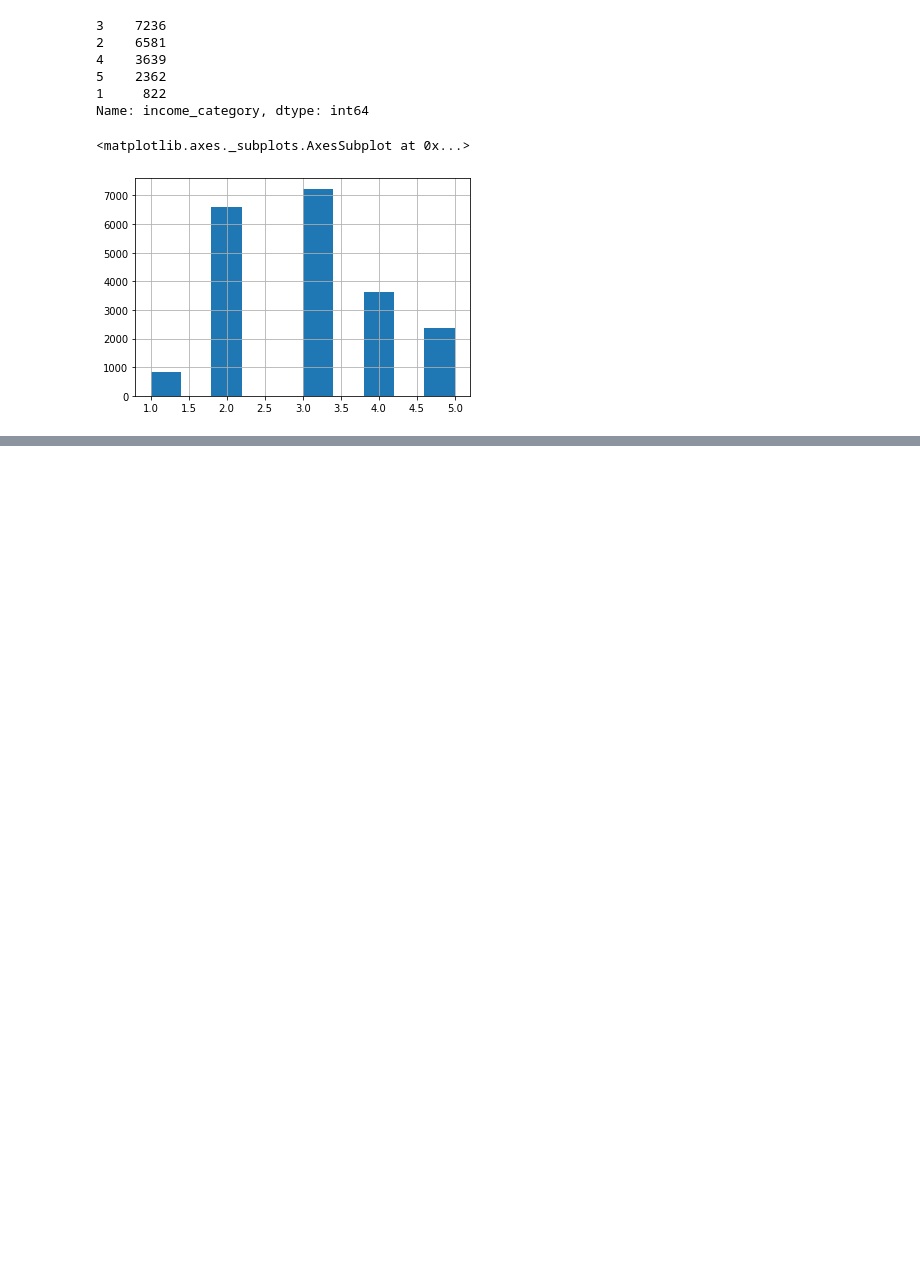
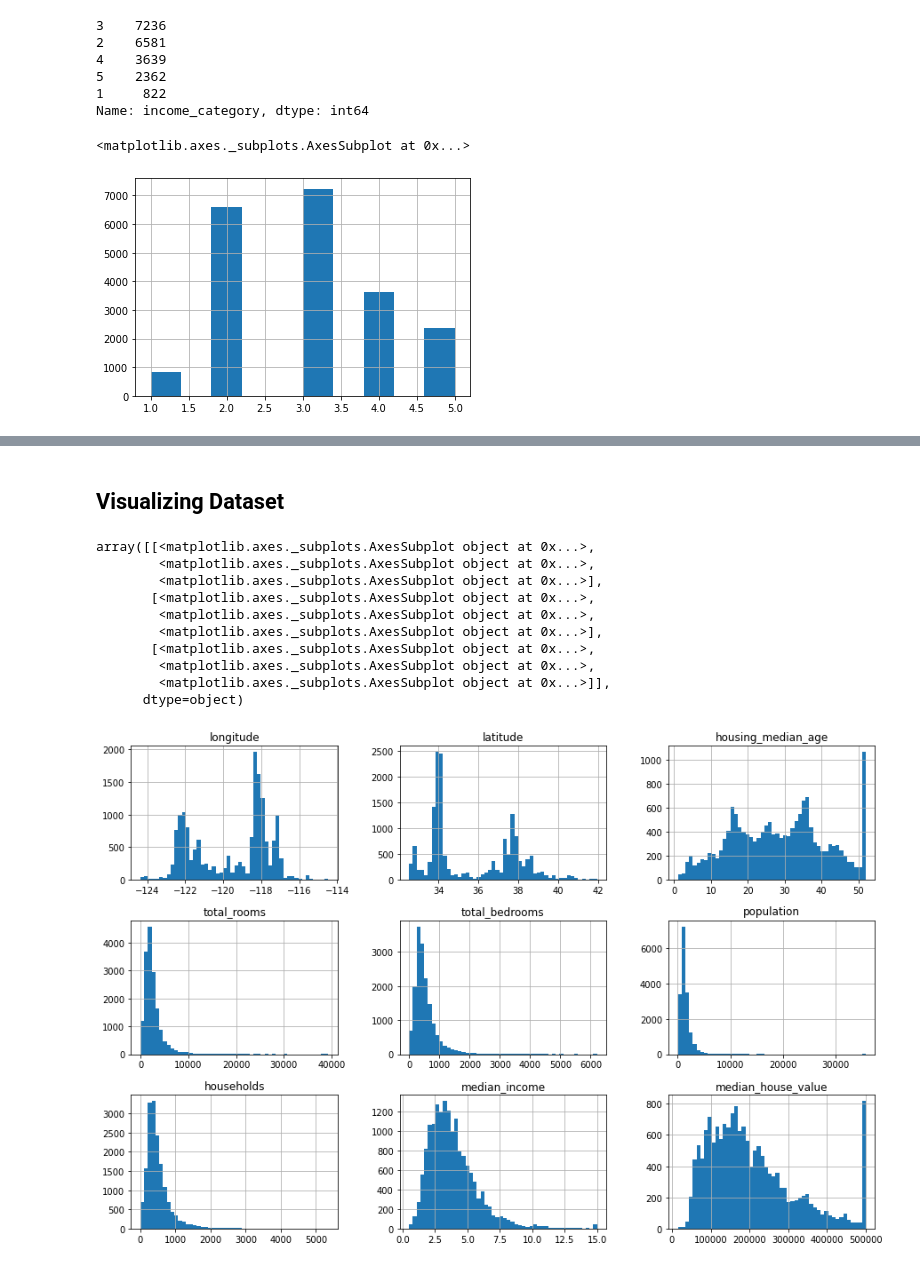
Before and after one commit to bdfd/-Project_02OP-House_Model_Price_Prediction, a Jupyter notebook: House_Model_Price_Prediction.ipynb, the cells around one changed output, grey strips where cells are left out. Cells and saved outputs as stored; diff of their text form; code cells hidden in the pictures; blank space fills up the shorter version.

```diff
--- a/House_Model_Price_Prediction.ipynb
+++ b/House_Model_Price_Prediction.ipynb
@@ -215,0 +207,5 @@ print("训练集上的平均精准度：%0.2f（+/-%0.2f）" % (score1.mean(),sc
+# %%
+# from sklearn.model_selection import train_test_split
+df_train2, df_test2 = exe.split(df)
+target_variable = 'median_house_value'
+high_corr_variable = 'income_category'
@@ -215,0 +220,3 @@ print("训练集上的平均精准度：%0.2f（+/-%0.2f）" % (score1.mean(),sc
+# %%
+df_train, df_test = exe.strat_split(df, high_corr_variable)
+X_train, y_train, X_test, y_test = exe.sep(df_train, df_test, target_variable)
@@ -215,0 +283,18 @@ print("训练集上的平均精准度：%0.2f（+/-%0.2f）" % (score1.mean(),sc
+# %% [markdown]
+## Visualizing Dataset
+# %%
+df2=df_train.copy()
+# %%
+df2.hist(bins=50, figsize=(15, 10))
+# %% [output]
+array([[<matplotlib.axes._subplots.AxesSubplot object at 0x...>,
+        <matplotlib.axes._subplots.AxesSubplot object at 0x...>,
+        <matplotlib.axes._subplots.AxesSubplot object at 0x...>],
+       [<matplotlib.axes._subplots.AxesSubplot object at 0x...>,
+        <matplotlib.axes._subplots.AxesSubplot object at 0x...>,
+        <matplotlib.axes._subplots.AxesSubplot object at 0x...>],
+       [<matplotlib.axes._subplots.AxesSubplot object at 0x...>,
+        <matplotlib.axes._subplots.AxesSubplot object at 0x...>,
+        <matplotlib.axes._subplots.AxesSubplot object at 0x...>]],
+      dtype=object)
+[figure, added]
```
Also changed, not shown: parts of 72 cells of this notebook.
